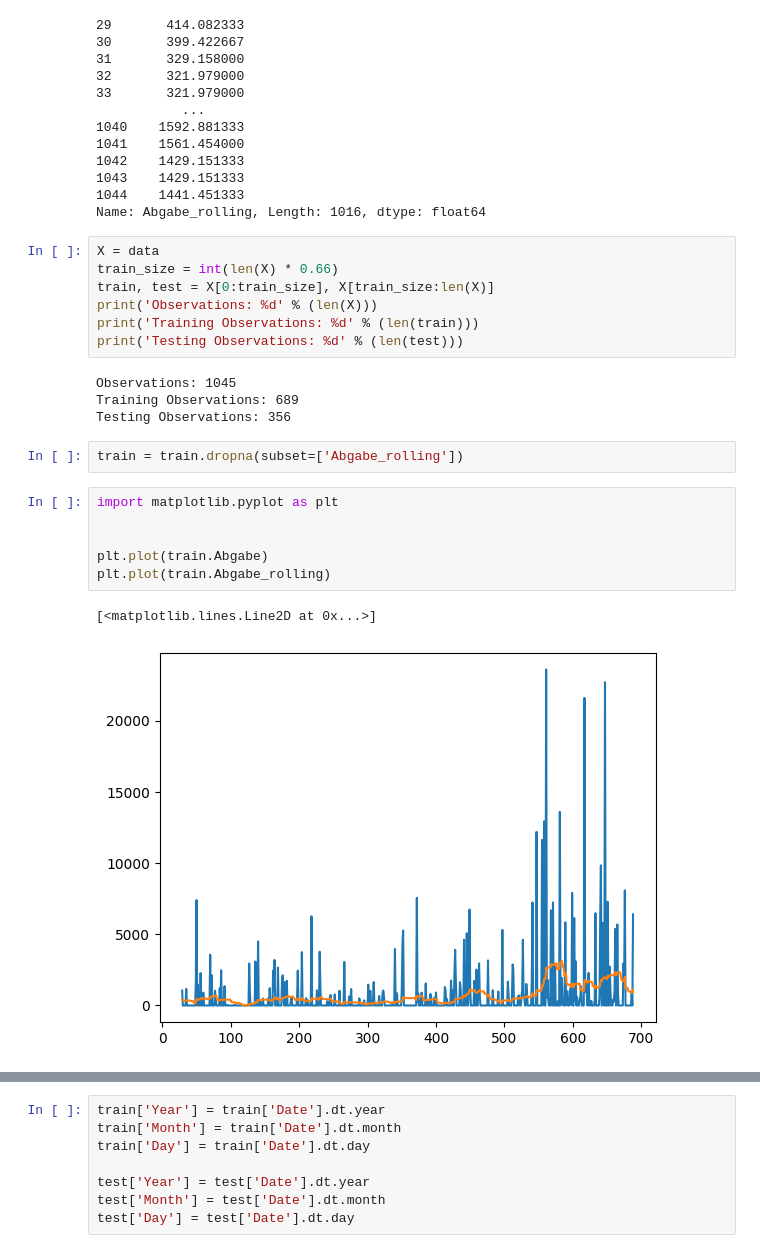
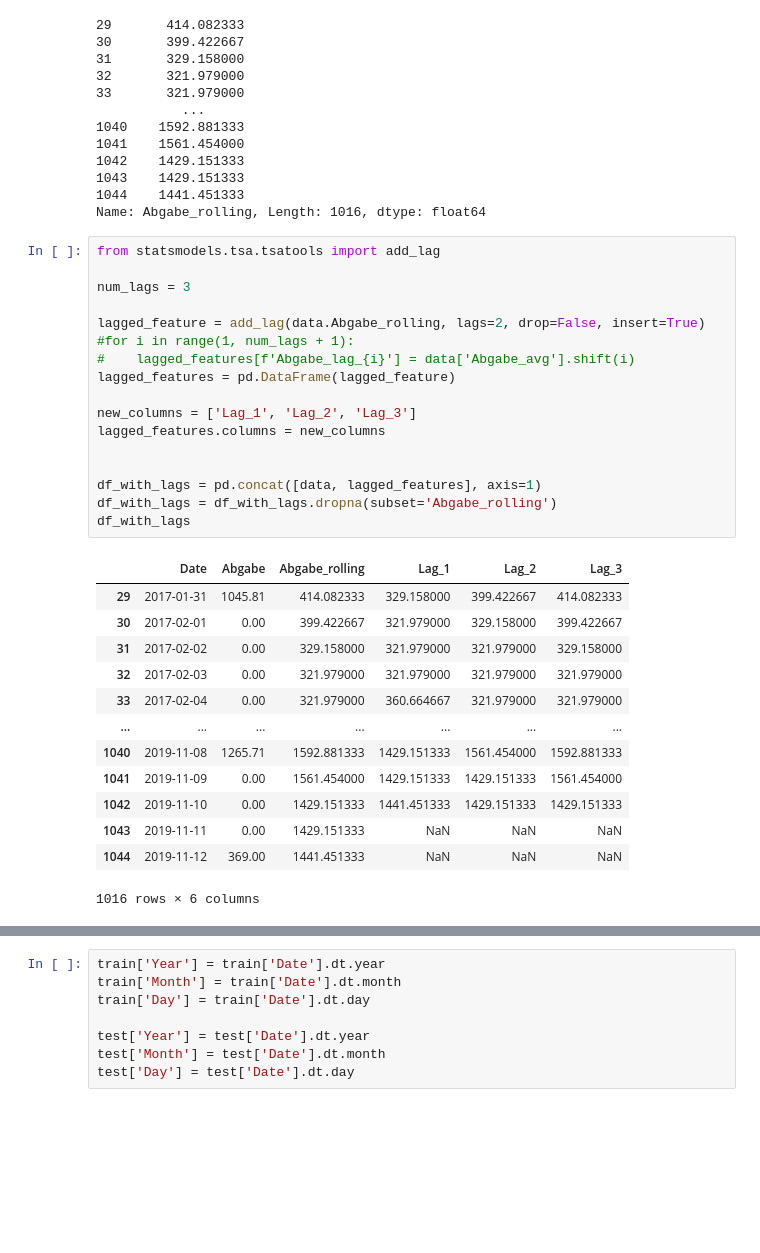
Before and after one commit to StefanEissler/Customs_Fee_Forecasting, a Jupyter notebook: src/notebooks/RandomForrests.ipynb, the cells around one changed output, grey strips where cells are left out. Drawn from its saved outputs; the diff is of its cells as text; blank space fills up the shorter version.

```diff
--- a/src/notebooks/RandomForrests.ipynb
+++ b/src/notebooks/RandomForrests.ipynb
@@ -36,25 +36,34 @@ data.Abgabe_rolling.dropna()
 1043    1429.151333
 1044    1441.451333
 Name: Abgabe_rolling, Length: 1016, dtype: float64
-# %%
-X = data
-train_size = int(len(X) * 0.66)
-train, test = X[0:train_size], X[train_size:len(X)]
-print('Observations: %d' % (len(X)))
-print('Training Observations: %d' % (len(train)))
-print('Testing Observations: %d' % (len(test)))
-# %% [output]
-Observations: 1045
-Training Observations: 689
-Testing Observations: 356
-# %%
-train = train.dropna(subset=['Abgabe_rolling'])
-# %%
-import matplotlib.pyplot as plt
-
-
-plt.plot(train.Abgabe)
-plt.plot(train.Abgabe_rolling)
-# %% [output]
-[<matplotlib.lines.Line2D at 0x...>]
-[figure, removed]
+# %%
+from statsmodels.tsa.tsatools import add_lag
+
+num_lags = 3
+
+lagged_feature = add_lag(data.Abgabe_rolling, lags=2, drop=False, insert=True)
+#for i in range(1, num_lags + 1):
+#    lagged_features[f'Abgabe_lag_{i}'] = data['Abgabe_avg'].shift(i)
+lagged_features = pd.DataFrame(lagged_feature)
+
+new_columns = ['Lag_1', 'Lag_2', 'Lag_3']
+lagged_features.columns = new_columns
+
+
+df_with_lags = pd.concat([data, lagged_features], axis=1)
+df_with_lags = df_with_lags.dropna(subset='Abgabe_rolling')
+df_with_lags
+# %% [output]
+|  | Date | Abgabe | Abgabe_rolling | Lag_1 | Lag_2 | Lag_3 |
+| 29 | 2017-01-31 | 1045.81 | 414.082333 | 329.158000 | 399.422667 | 414.082333 |
+| 30 | 2017-02-01 | 0.00 | 399.422667 | 321.979000 | 329.158000 | 399.422667 |
+| 31 | 2017-02-02 | 0.00 | 329.158000 | 321.979000 | 321.979000 | 329.158000 |
+| 32 | 2017-02-03 | 0.00 | 321.979000 | 321.979000 | 321.979000 | 321.979000 |
+| 33 | 2017-02-04 | 0.00 | 321.979000 | 360.664667 | 321.979000 | 321.979000 |
+| ... | ... | ... | ... | ... | ... | ... |
+| 1040 | 2019-11-08 | 1265.71 | 1592.881333 | 1429.151333 | 1561.454000 | 1592.881333 |
+| 1041 | 2019-11-09 | 0.00 | 1561.454000 | 1429.151333 | 1429.151333 | 1561.454000 |
+| 1042 | 2019-11-10 | 0.00 | 1429.151333 | 1441.451333 | 1429.151333 | 1429.151333 |
+| 1043 | 2019-11-11 | 0.00 | 1429.151333 | NaN | NaN | NaN |
+| 1044 | 2019-11-12 | 369.00 | 1441.451333 | NaN | NaN | NaN |
+1016 rows × 6 columns
```
Also changed, not shown: parts of 10 cells of this notebook, 7 other files.
